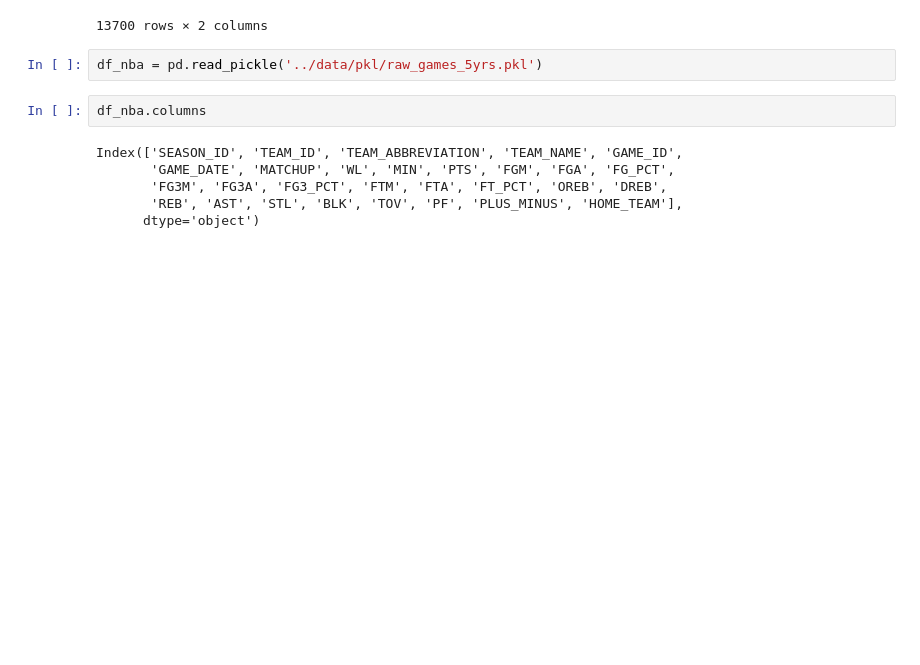
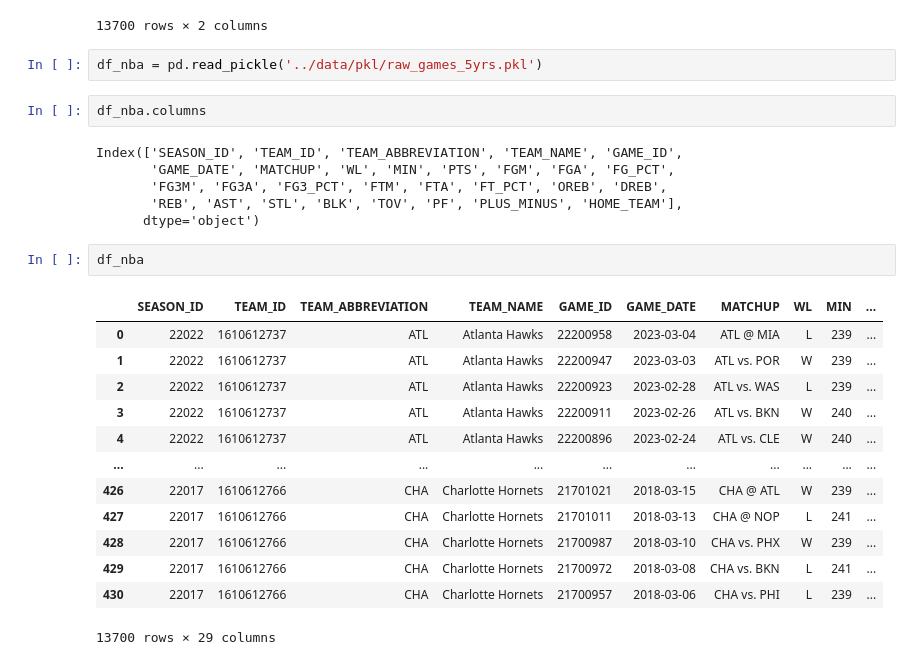
Before and after one commit to alecmatt5/nba_betting_analysis, a Jupyter notebook: backend/notebooks/friday_pitch.ipynb, the cells around one changed output. Saved outputs shown, nothing was run; the diff lists cells and outputs as text; blank space fills up the shorter version.

```diff
--- a/backend/notebooks/friday_pitch.ipynb
+++ b/backend/notebooks/friday_pitch.ipynb
@@ -242,3 +260,19 @@ Index(['SEASON_ID', 'TEAM_ID', 'TEAM_ABBREVIATION', 'TEAM_NAME', 'GAME_ID',
        'FG3M', 'FG3A', 'FG3_PCT', 'FTM', 'FTA', 'FT_PCT', 'OREB', 'DREB',
        'REB', 'AST', 'STL', 'BLK', 'TOV', 'PF', 'PLUS_MINUS', 'HOME_TEAM'],
       dtype='object')
+# %%
+df_nba
+# %% [output]
+|  | SEASON_ID | TEAM_ID | TEAM_ABBREVIATION | TEAM_NAME | GAME_ID | GAME_DATE | MATCHUP | WL | MIN | ... |
+| 0 | 22022 | 1610612737 | ATL | Atlanta Hawks | 22200958 | 2023-03-04 | ATL @ MIA | L | 239 | ... |
+| 1 | 22022 | 1610612737 | ATL | Atlanta Hawks | 22200947 | 2023-03-03 | ATL vs. POR | W | 239 | ... |
+| 2 | 22022 | 1610612737 | ATL | Atlanta Hawks | 22200923 | 2023-02-28 | ATL vs. WAS | L | 239 | ... |
+| 3 | 22022 | 1610612737 | ATL | Atlanta Hawks | 22200911 | 2023-02-26 | ATL vs. BKN | W | 240 | ... |
+| 4 | 22022 | 1610612737 | ATL | Atlanta Hawks | 22200896 | 2023-02-24 | ATL vs. CLE | W | 240 | ... |
+| ... | ... | ... | ... | ... | ... | ... | ... | ... | ... | ... |
+| 426 | 22017 | 1610612766 | CHA | Charlotte Hornets | 21701021 | 2018-03-15 | CHA @ ATL | W | 239 | ... |
+| 427 | 22017 | 1610612766 | CHA | Charlotte Hornets | 21701011 | 2018-03-13 | CHA @ NOP | L | 241 | ... |
+| 428 | 22017 | 1610612766 | CHA | Charlotte Hornets | 21700987 | 2018-03-10 | CHA vs. PHX | W | 239 | ... |
+| 429 | 22017 | 1610612766 | CHA | Charlotte Hornets | 21700972 | 2018-03-08 | CHA vs. BKN | L | 241 | ... |
+| 430 | 22017 | 1610612766 | CHA | Charlotte Hornets | 21700957 | 2018-03-06 | CHA vs. PHI | L | 239 | ... |
+13700 rows × 29 columns
```
Also changed, not shown: parts of 7 cells of this notebook, 2 other files.
